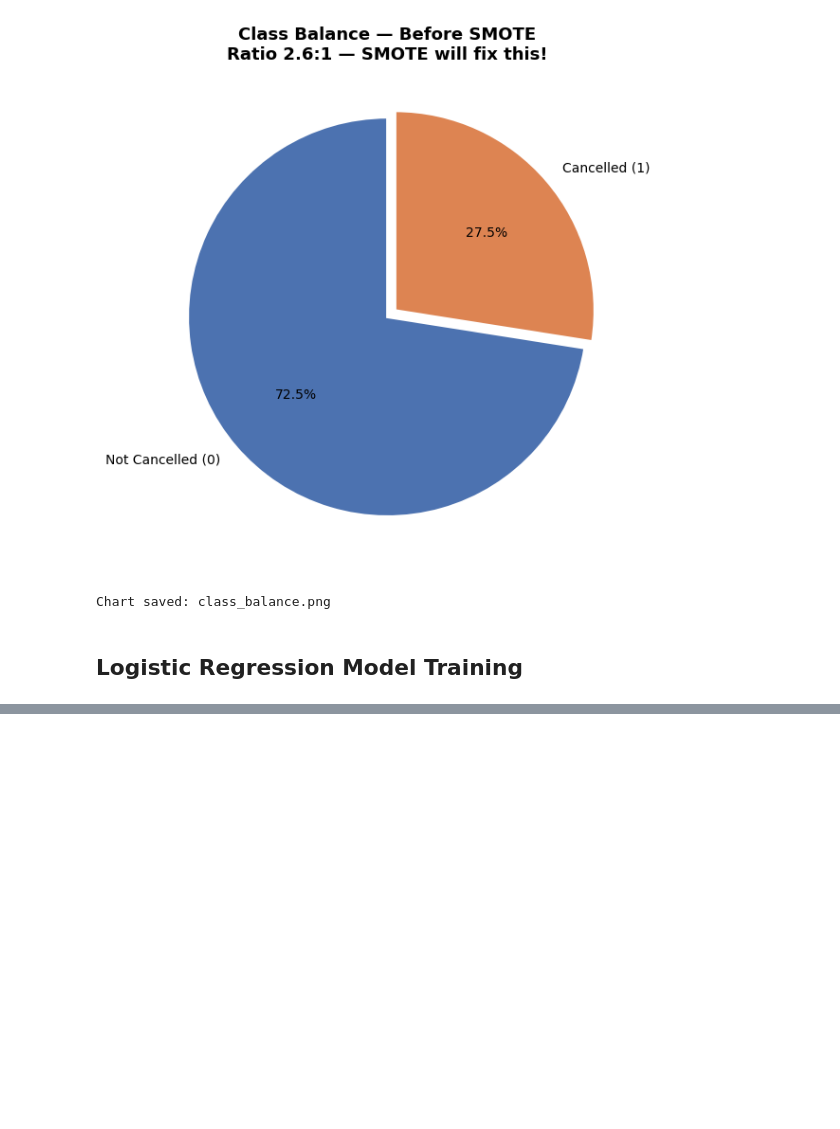
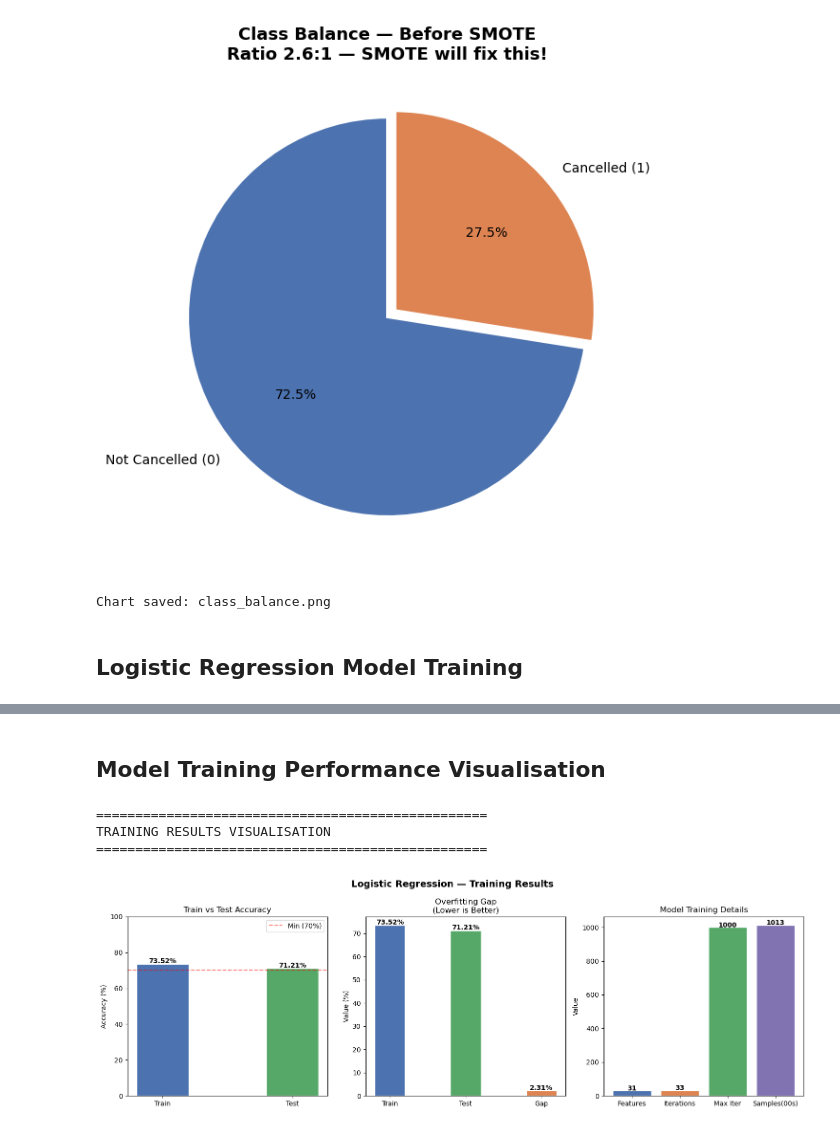
Before and after one commit to KaveeshaHeshan/hotel-booking-cancellation-prediction, a Jupyter notebook: Untitled1.ipynb, the cells around one changed output, grey strips where cells are left out. Drawn from its saved outputs; the diff is of its cells as text; code cells hidden in the pictures; blank space fills up the shorter version.

```diff
--- a/Untitled1.ipynb
+++ b/Untitled1.ipynb
@@ -1214,0 +1215,79 @@ FINAL MODEL TRAINING COMPLETE!
+# %% [markdown]
+## Model Training Performance Visualisation
+# %%
+# Training Results Visualisation
+gap = abs(train_acc - test_acc) * 100
+
+print("=" * 50)
+print("TRAINING RESULTS VISUALISATION")
+print("=" * 50)
+
+fig, axes = plt.subplots(1, 3, figsize=(15, 5))
+fig.suptitle('Logistic Regression — Training Results',
+             fontsize=14, fontweight='bold')
+
+# Chart 1 — Train vs Test
+bars = axes[0].bar(['Train','Test'],
+                   [train_acc*100, test_acc*100],
+                   color=['#4C72B0','#55A868'],
+                   edgecolor='white', width=0.4)
+axes[0].set(ylim=[0,100], ylabel='Accuracy (%)',
+            title='Train vs Test Accuracy')
+axes[0].axhline(70, color='red', linestyle='--',
+                alpha=0.5, label='Min (70%)')
+axes[0].legend()
+[axes[0].text(b.get_x()+b.get_width()/2,
+              b.get_height()+0.5, f'{v:.2f}%',
+              ha='center', fontweight='bold')
+ for b, v in zip(bars,
+                 [train_acc*100, test_acc*100])]
+
+# Chart 2 — Gap
+bars2 = axes[1].bar(['Train','Test','Gap'],
+                    [train_acc*100, test_acc*100, gap],
+                    color=['#4C72B0','#55A868','#DD8452'],
+                    edgecolor='white', width=0.4)
+axes[1].set(title='Overfitting Gap\n(Lower is Better)',
+            ylabel='Value (%)')
+[axes[1].text(b.get_x()+b.get_width()/2,
+              b.get_height()+0.3, f'{v:.2f}%',
+              ha='center', fontweight='bold',
+              fontsize=10)
+ for b, v in zip(bars2,
+                 [train_acc*100, test_acc*100, gap])]
+
+# Chart 3 — Training Details
+cats = ['Features','Iterations',
+        'Max Iter','Samples(00s)']
+vals = [log_reg.n_features_in_,
+        log_reg.n_iter_[0],
+        log_reg.max_iter,
+        X_train_fe.shape[0]//100]  # ← updated
+
+bars3 = axes[2].bar(cats, vals,
+                    color=['#4C72B0','#DD8452',
+                           '#55A868','#8172B2'],
+                    edgecolor='white')
+axes[2].set(title='Model Training Details',
+            ylabel='Value')
+[axes[2].text(b.get_x()+b.get_width()/2,
+              b.get_height()+1, str(v),
+              ha='center', fontweight='bold')
+ for b, v in zip(bars3, vals)]
+
+plt.tight_layout()
+plt.savefig('training_results_visualisation.png',
+            dpi=150)
+plt.show()
+
+print(f"Train      : {train_acc*100:.2f}%")
+print(f"Test       : {test_acc*100:.2f}%")
+print(f"Gap        : {gap:.2f}%")
+print(f"Features   : {log_reg.n_features_in_}")
+print(f"Overfitting: "
+      f"{'None' if gap < 5 else 'Detected!'}")
+# %% [output]
+==================================================
+TRAINING RESULTS VISUALISATION
+==================================================
+[figure, added]
```
Also changed, not shown: parts of 3 cells of this notebook, 1 other file.
